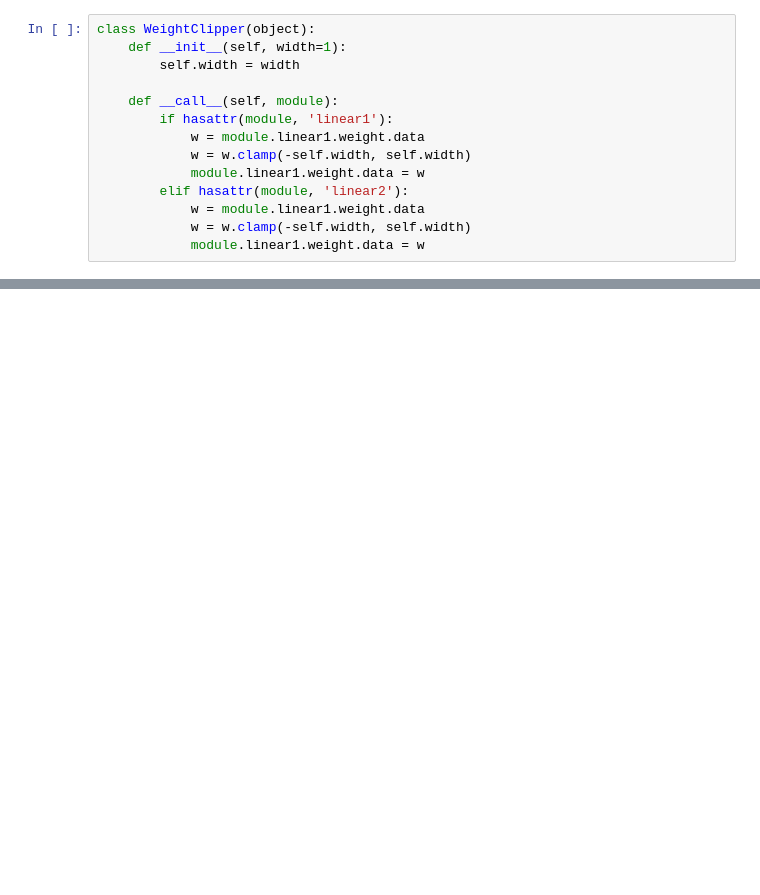
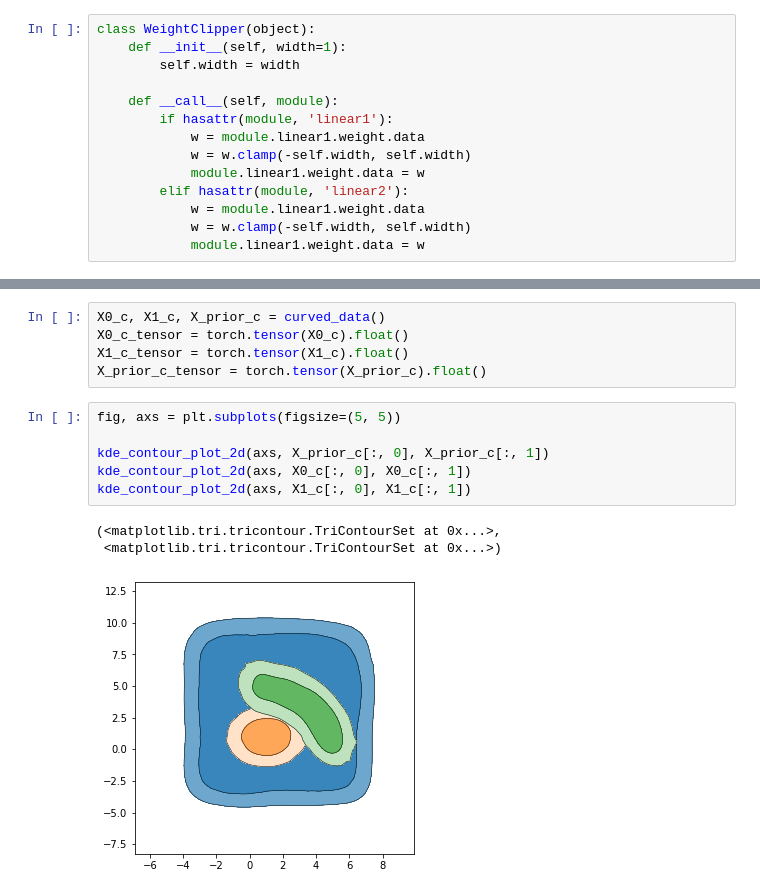
Before and after one commit to yijerjer/quantifying_tension, a Jupyter notebook: 03_complex_data_nn.ipynb, the cells around one changed output, grey strips where cells are left out. Cells and saved outputs as stored; diff of their text form; blank space fills up the shorter version.

```diff
--- a/03_complex_data_nn.ipynb
+++ b/03_complex_data_nn.ipynb
@@ -66,0 +102,15 @@ for i in range(500):
+# %%
+X0_c, X1_c, X_prior_c = curved_data()
+X0_c_tensor = torch.tensor(X0_c).float()
+X1_c_tensor = torch.tensor(X1_c).float()
+X_prior_c_tensor = torch.tensor(X_prior_c).float()
+# %%
+fig, axs = plt.subplots(figsize=(5, 5))
+
+kde_contour_plot_2d(axs, X_prior_c[:, 0], X_prior_c[:, 1])
+kde_contour_plot_2d(axs, X0_c[:, 0], X0_c[:, 1])
+kde_contour_plot_2d(axs, X1_c[:, 0], X1_c[:, 1])
+# %% [output]
+(<matplotlib.tri.tricontour.TriContourSet at 0x...>,
+ <matplotlib.tri.tricontour.TriContourSet at 0x...>)
+[figure, added]
```
Also changed, not shown: parts of 13 cells of this notebook, 8 other files.
